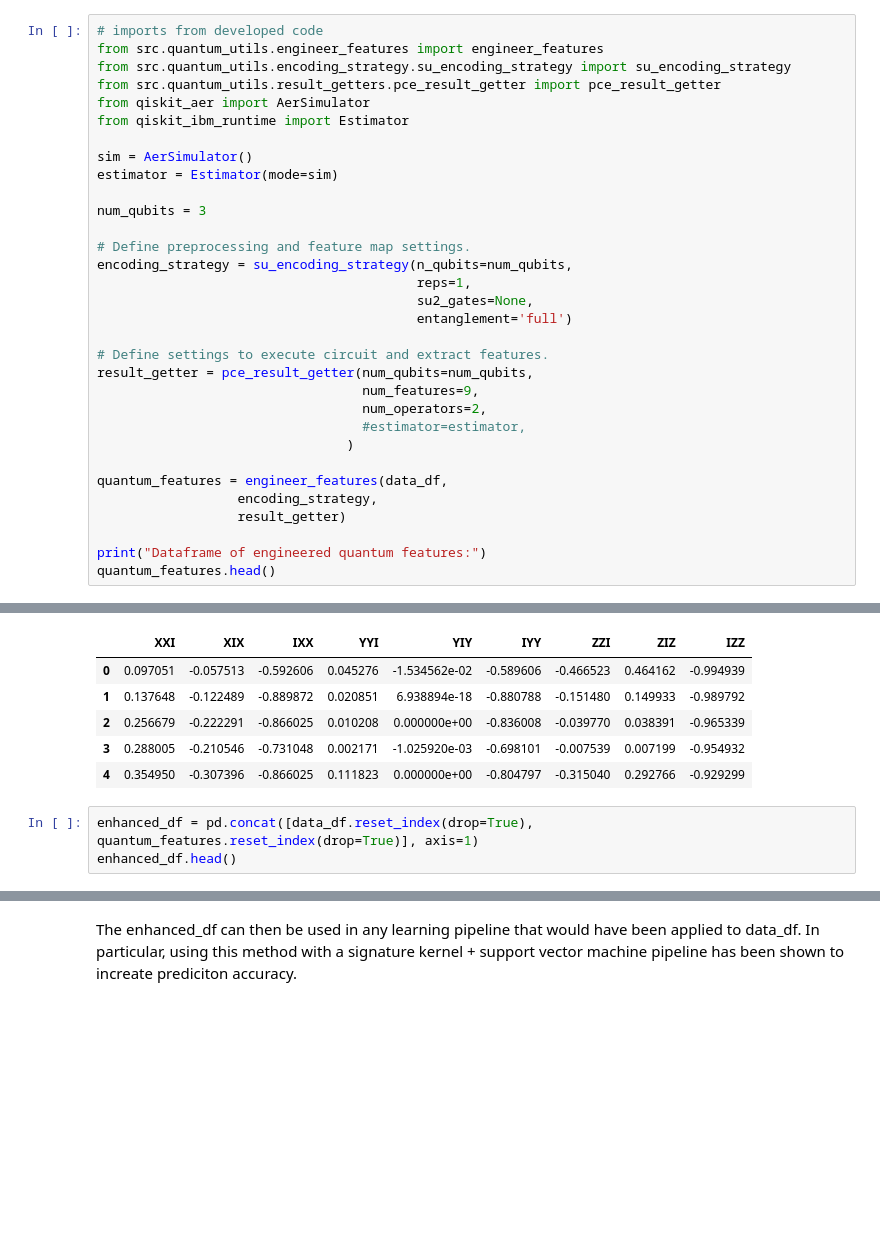
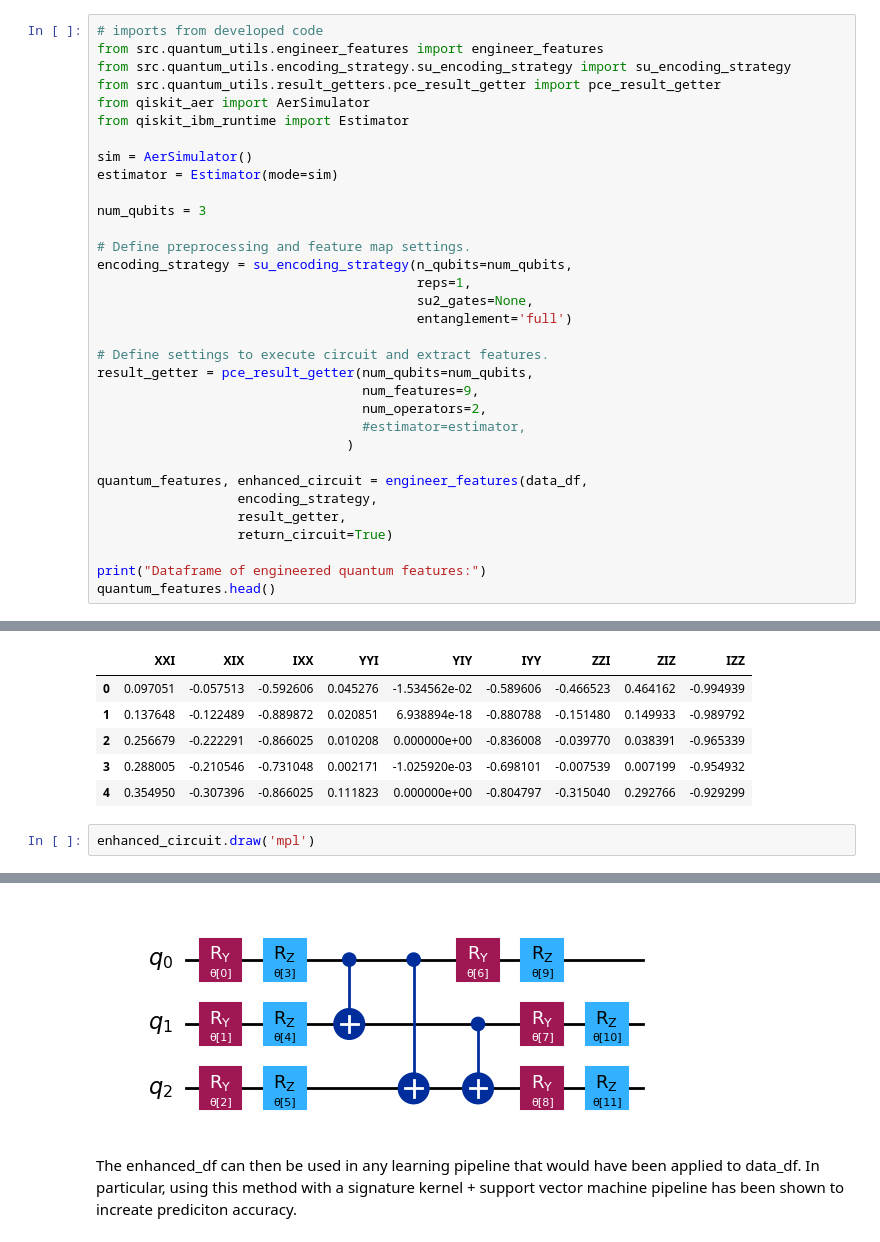
Before and after one commit to manuelarceaguirre/capstone-quantum, a Jupyter notebook: notebooks/quantum_workflow_example.ipynb, the cells around one changed output, grey strips where cells are left out. Cells and saved outputs as stored; diff of their text form; blank space fills up the shorter version.

Commit message:
added coherent quantum reservoir and return_circuit parameter

```diff
--- a/notebooks/quantum_workflow_example.ipynb
+++ b/notebooks/quantum_workflow_example.ipynb
@@ -102,9 +102,10 @@ result_getter = pce_result_getter(num_qubits=num_qubits,
                                   #estimator=estimator,
                                 )
 
-quantum_features = engineer_features(data_df,
+quantum_features, enhanced_circuit = engineer_features(data_df,
                   encoding_strategy,
-                  result_getter)
+                  result_getter,
+                  return_circuit=True)
 
 print("Dataframe of engineered quantum features:")
 quantum_features.head()
@@ -117,6 +118,5 @@ Dataframe of engineered quantum features:
 | 3 | 0.288005 | -0.210546 | -0.731048 | 0.002171 | -1.025920e-03 | -0.698101 | -0.007539 | 0.007199 | -0.954932 |
 | 4 | 0.354950 | -0.307396 | -0.866025 | 0.111823 | 0.000000e+00 | -0.804797 | -0.315040 | 0.292766 | -0.929299 |
 # %%
-enhanced_df = pd.concat([data_df.reset_index(drop=True), quantum_features.reset_index(drop=True)], axis=1)
-enhanced_df.head()
+enhanced_circuit.draw('mpl')
 # %% [output]
@@ -129,2 +123,3 @@ enhanced_df.head()
+[figure, added]
 # %% [markdown]
 The enhanced_df can then be used in any learning pipeline that would have been applied to data_df. In particular, using this method with a signature kernel + support vector machine pipeline has been shown to increate prediciton accuracy.
```
Also changed, not shown: parts of 6 cells of this notebook, 5 other files.
